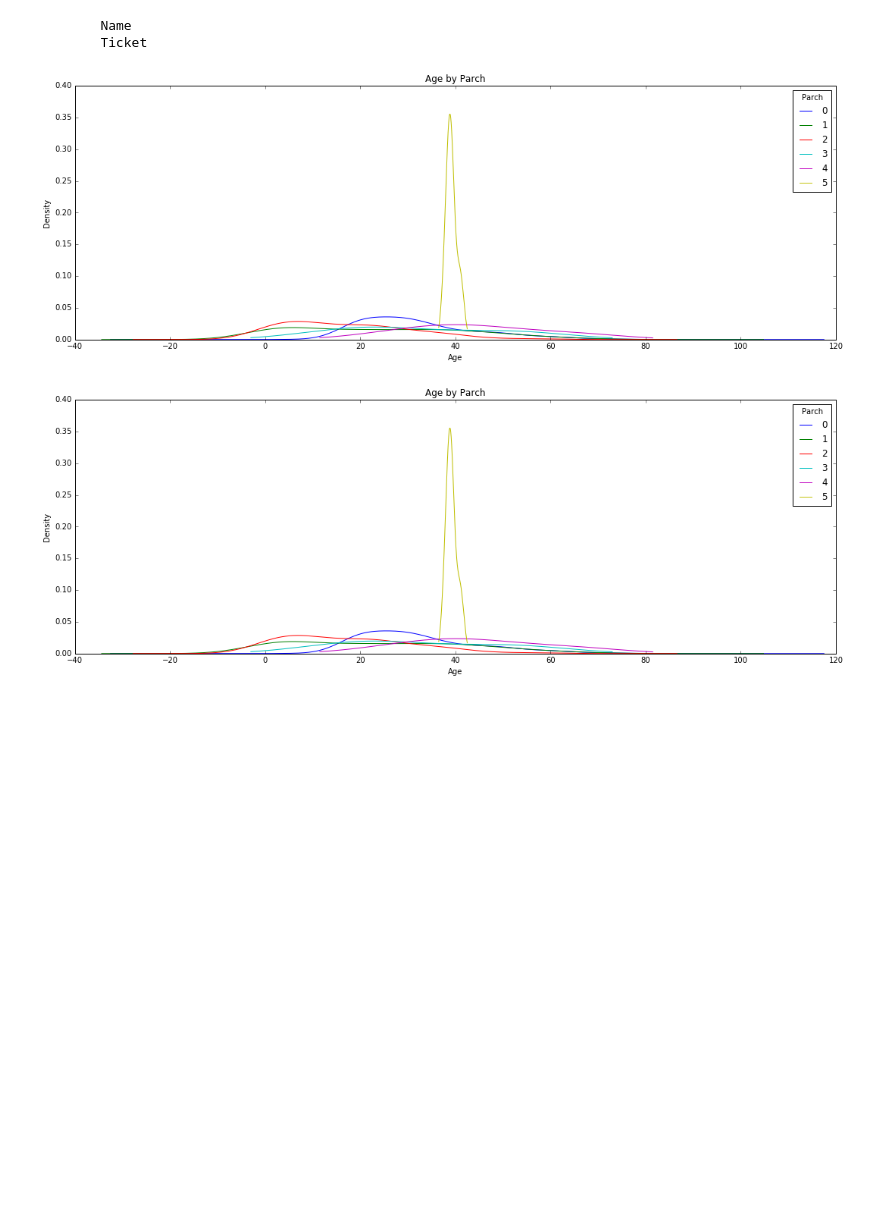
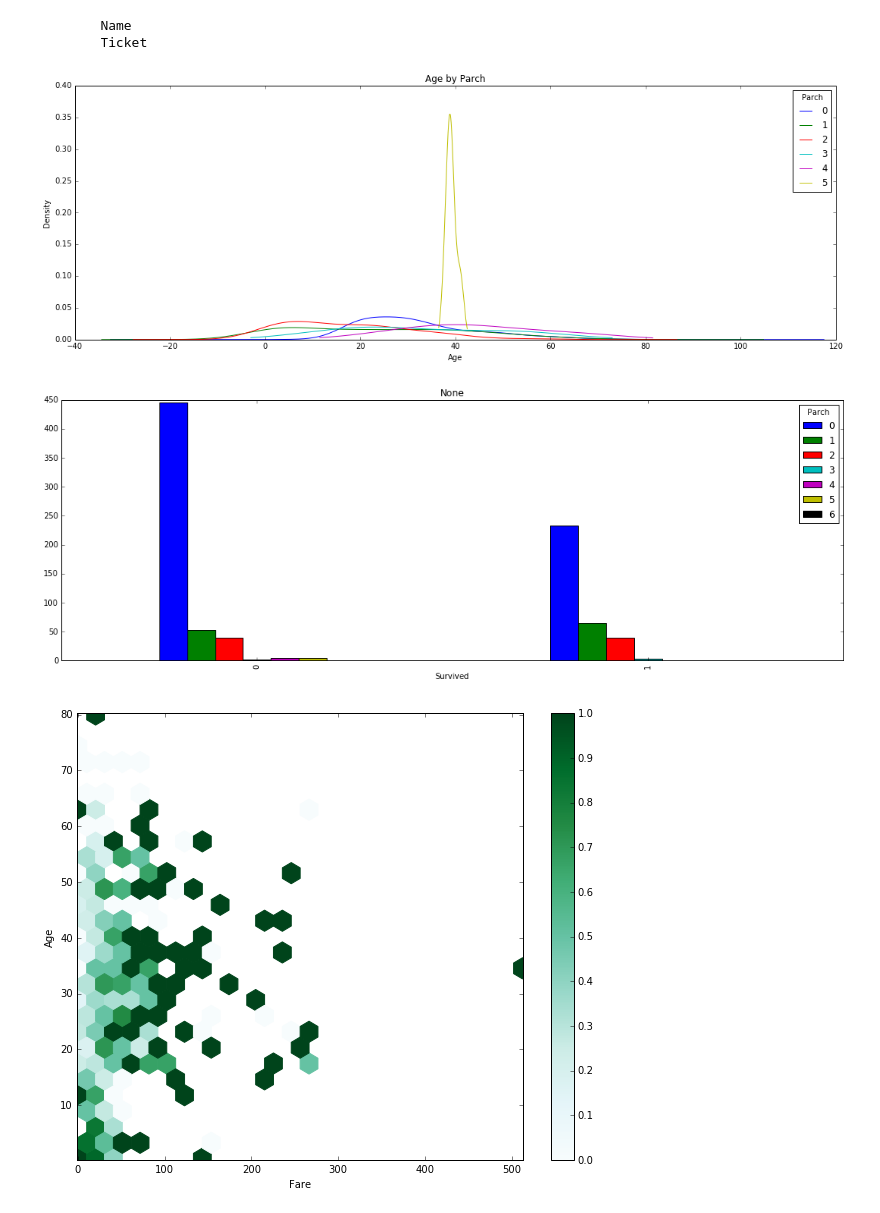
Before and after one commit to NickiRom/modelSearch, a Jupyter notebook: explore_a_set.ipynb, the cells around one changed output. Drawn from its saved outputs; the diff is of its cells as text; code cells hidden in the pictures; blank space fills up the shorter version.

Commit message:
added hexbin and barplot capabilities

```diff
--- a/explore_a_set.ipynb
+++ b/explore_a_set.ipynb
@@ -83,7 +82,7 @@ class train(object):
         self.features['all'] = set(self.data.columns)
 
     def define_target(self, column):
-        self.features['target'] = set([column])
+        self.features['target'] = column
 
     def define_metadata(self, columns):
         if isinstance(columns, str):
@@ -148,10 +147,29 @@ class train(object):
             else:
                 name = feature + ' by ' + by
         plt.title(name)
-        #return figure
 
-    def get_bar(self, feature, by = None, name=None, fig_obj=None):
-        return self.data[feature].value_counts().plot(kind='bar')
+    def plot_bar(self, feature, by = None, name=None):
+
+        self.data.groupby(by=feature)[by].value_counts().unstack().plot(kind='bar', figsize = (18,6))
+
+        classes = sorted(set(self.data[by]))
+        plt.xlabel(feature)
+        plt.legend(classes, loc='best', title = by)
+        plt.title(name)
+
+    def plot_scatter_matrix(self):
+        pd.tools.plotting.scatter_matrix(self.data, alpha=0.2, figsize=(18, 18), diagonal='kde')
+
+    def plot_hexbin(self, features):
+
+        ax = self.data.plot.hexbin(x=features[0], y=features[1], C = self.features['target'], gridsize=25,
+                                   figsize = (10,8), sharex = False)
+        target_range = self.data[self.features['target']].min(), self.data[self.features['target']].max()
+        feature_range = {features[0]: (self.data[features[0]].min(), self.data[features[0]].max()), \
+                         features[1]: (self.data[features[1]].min(), self.data[features[1]].max())}
+        plt.ylim([feature_range[features[1]][0]- 0.2, feature_range[features[1]][1]+0.2])
+        ax.set_xlim([feature_range[features[0]][0] - 1, feature_range[features[0]][1]+1])
+        ax.set_xlabel(features[0])
 
 
 training = train()
@@ -183,7 +201,9 @@ training.print_feature_types()
         Ticket
 # %%
 training.plot_hist('Age',  by='Parch')
-training.plot_hist('Age',  by='Parch')
+training.plot_bar('Survived', by = 'Parch')
+training.plot_hexbin(['Fare', 'Age'])
 # %% [output]
 [figure]
-[figure, old version]
+[figure, new version]
+[figure, added]
```
Also changed, not shown: parts of 2 cells of this notebook.
